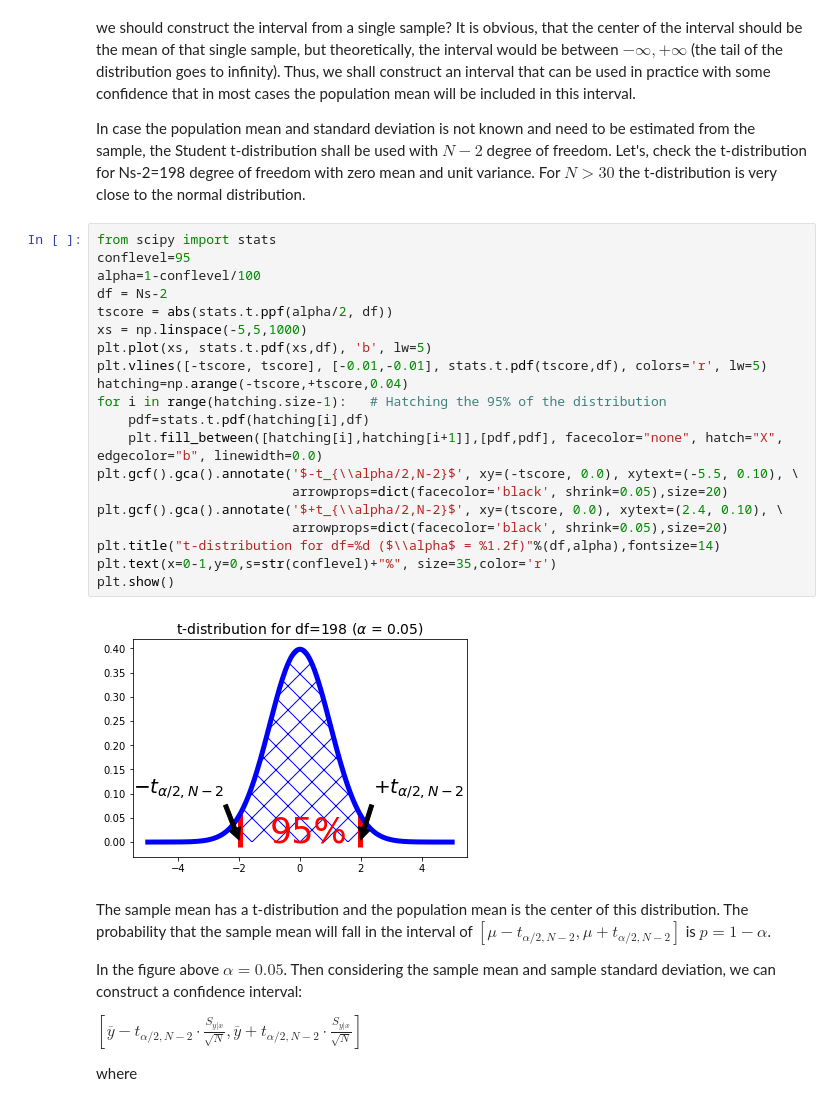
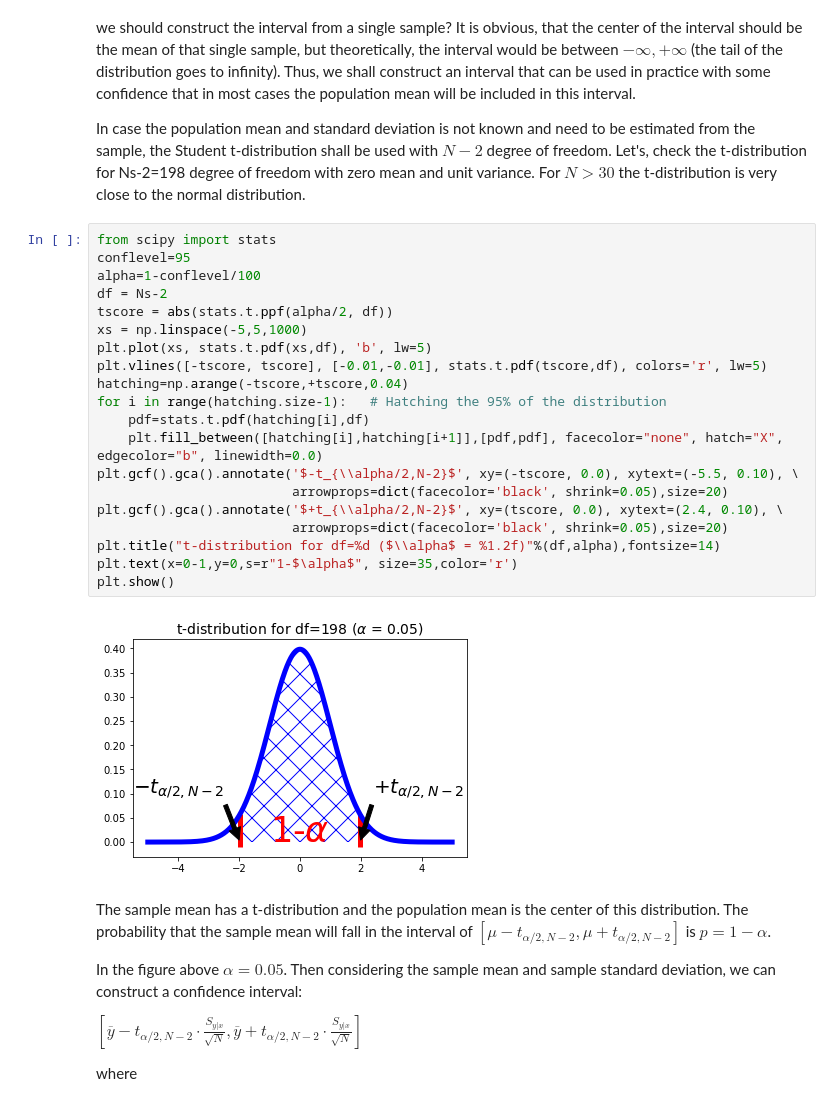
Before and after one commit to Gaushoki/Advanced-Machine-Learning, a Jupyter notebook: Vol1-LabExercises/Chapter2/Ch2-Ex7-SamplingError.ipynb, the cells around one changed output. Drawn from its saved outputs; the diff is of its cells as text.

```diff
--- a/Vol1-LabExercises/Chapter2/Ch2-Ex7-SamplingError.ipynb
+++ b/Vol1-LabExercises/Chapter2/Ch2-Ex7-SamplingError.ipynb
@@ -463,25 +463,25 @@ In case the population mean and standard deviation is not known and need to be e
 # %%
 from scipy import stats
 conflevel=95
 alpha=1-conflevel/100
 df = Ns-2
 tscore = abs(stats.t.ppf(alpha/2, df))
 xs = np.linspace(-5,5,1000)
 plt.plot(xs, stats.t.pdf(xs,df), 'b', lw=5)
 plt.vlines([-tscore, tscore], [-0.01,-0.01], stats.t.pdf(tscore,df), colors='r', lw=5)
 hatching=np.arange(-tscore,+tscore,0.04)
 for i in range(hatching.size-1):   # Hatching the 95% of the distribution
     pdf=stats.t.pdf(hatching[i],df)
     plt.fill_between([hatching[i],hatching[i+1]],[pdf,pdf], facecolor="none", hatch="X", edgecolor="b", linewidth=0.0)
 plt.gcf().gca().annotate('$-t_{\\alpha/2,N-2}$', xy=(-tscore, 0.0), xytext=(-5.5, 0.10), \
                          arrowprops=dict(facecolor='black', shrink=0.05),size=20)
 plt.gcf().gca().annotate('$+t_{\\alpha/2,N-2}$', xy=(tscore, 0.0), xytext=(2.4, 0.10), \
                          arrowprops=dict(facecolor='black', shrink=0.05),size=20)
 plt.title("t-distribution for df=%d ($\\alpha$ = %1.2f)"%(df,alpha),fontsize=14)
-plt.text(x=0-1,y=0,s=str(conflevel)+"%", size=35,color='r')
+plt.text(x=0-1,y=0,s=r"1-$\alpha$", size=35,color='r')
 plt.show()
 # %% [output]
-[figure, old version]
+[figure, new version]
 # %% [markdown]
 The sample mean has a t-distribution and the population mean is the center of this distribution. The probability that the sample mean will fall in the interval of $\left [ \mu - t_{\alpha/2,N-2},\mu + t_{\alpha/2,N-2} \right ]$ is $p=1-\alpha$.
 
```
Also changed, not shown: parts of 16 cells of this notebook.
